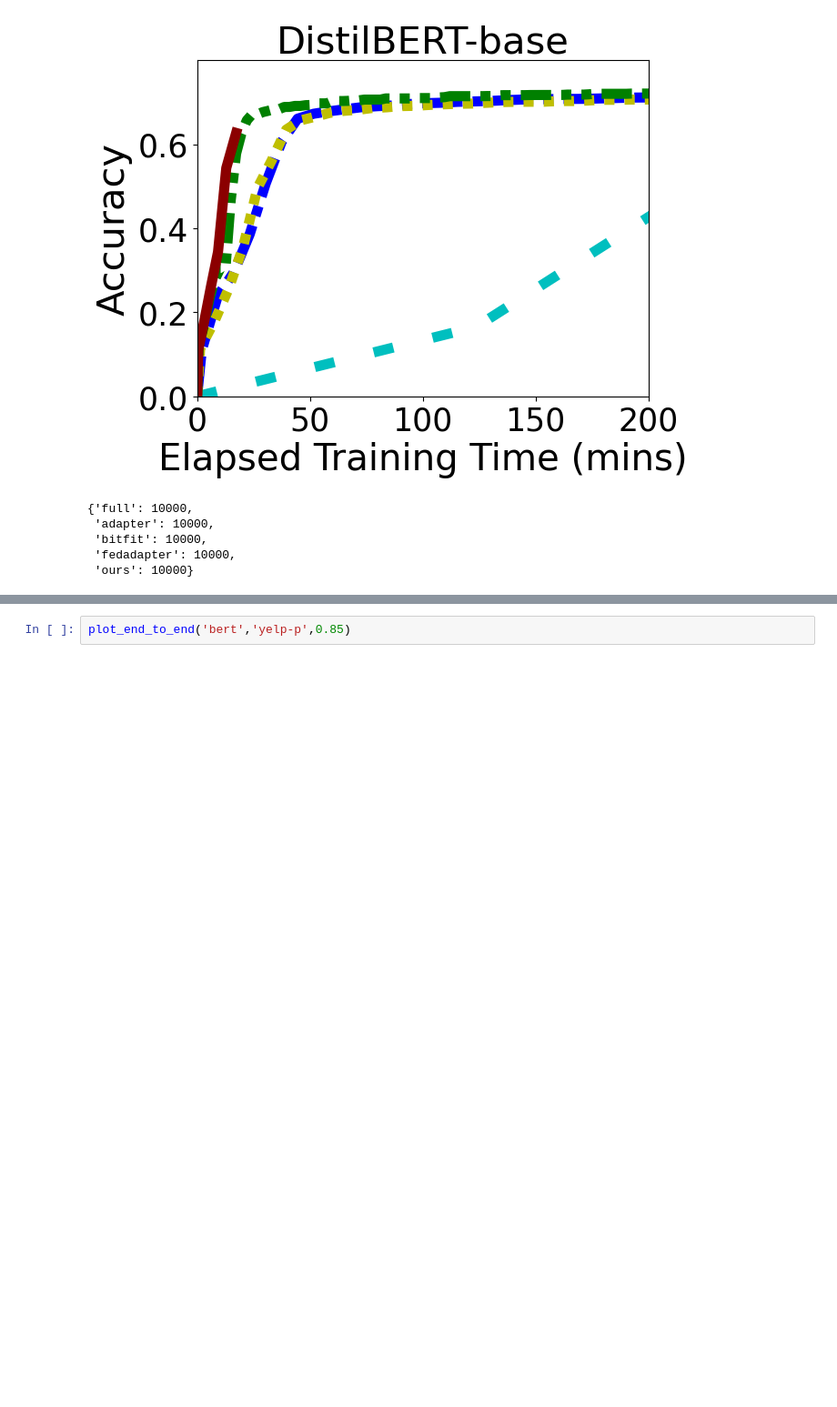
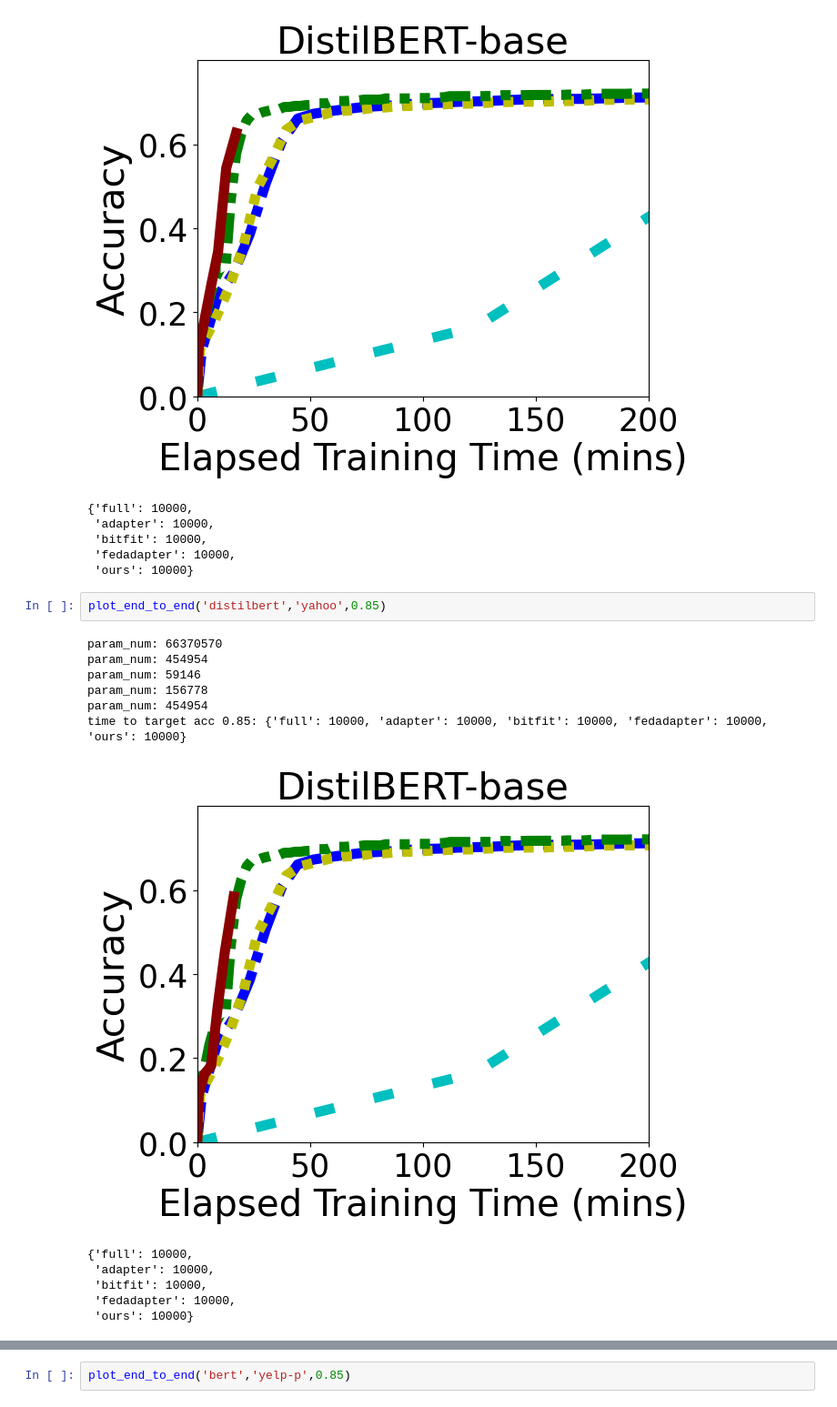
Before and after one commit to UbiquitousLearning/FwdLLM, a Jupyter notebook: all_figures/end2end/figure11_new.ipynb, the cells around one changed output, grey strips where cells are left out. Shown at 91% size. Drawn from its saved outputs; the diff is of its cells as text; blank space fills up the shorter version.

```diff
--- a/all_figures/end2end/figure11_new.ipynb
+++ b/all_figures/end2end/figure11_new.ipynb
@@ -347,3 +367,18 @@ time to target acc 0.85: {'full': 10000, 'adapter': 10000, 'bitfit': 10000, 'fed
  'bitfit': 10000,
  'fedadapter': 10000,
  'ours': 10000}
+# %%
+plot_end_to_end('distilbert','yahoo',0.85)
+# %% [output]
+param_num: 66370570
+param_num: 454954
+param_num: 59146
+param_num: 156778
+param_num: 454954
+time to target acc 0.85: {'full': 10000, 'adapter': 10000, 'bitfit': 10000, 'fedadapter': 10000, 'ours': 10000}
+[figure, added]
+{'full': 10000,
+ 'adapter': 10000,
+ 'bitfit': 10000,
+ 'fedadapter': 10000,
+ 'ours': 10000}
```
Also changed, not shown: parts of 6 cells of this notebook, 5 other files.
